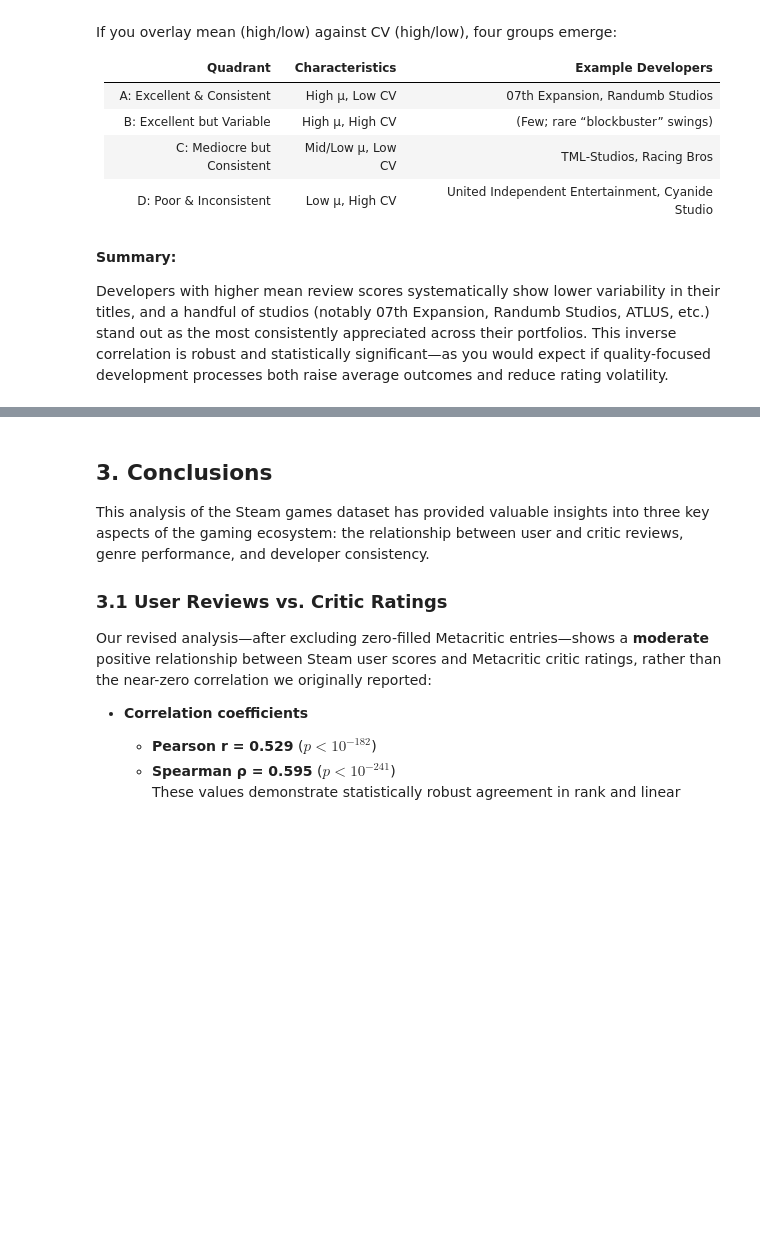
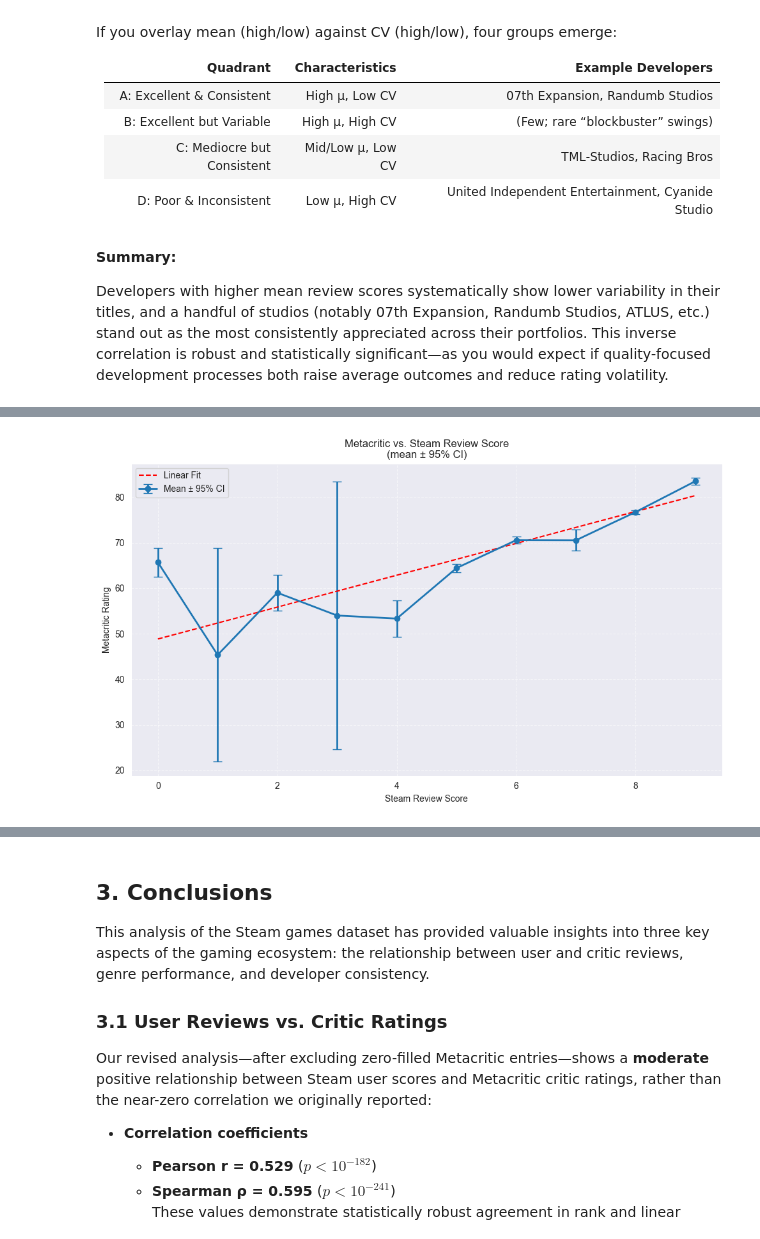
Before and after one commit to Darakuu/FAD_SteamGames_2025, a Jupyter notebook: project.ipynb, the cells around one changed output, grey strips where cells are left out. Saved outputs shown, nothing was run; the diff lists cells and outputs as text; code cells hidden in the pictures; blank space fills up the shorter version.

```diff
--- a/project.ipynb
+++ b/project.ipynb
@@ -1024,0 +1038,97 @@ Developers with higher mean review scores systematically show lower variability
+# %%
+import pandas as pd
+import numpy as np
+import matplotlib.pyplot as plt
+
+from sklearn.model_selection import train_test_split
+from sklearn.linear_model    import LinearRegression
+from sklearn.pipeline        import Pipeline
+from sklearn.preprocessing   import StandardScaler
+from sklearn.metrics         import mean_squared_error, r2_score
+
+# ── 1. Load & clean
+df = pd.read_csv('src/steam_games_cleaned.csv')
+df = df.dropna(subset=['review_score', 'metacritic'])
+df = df[df.metacritic > 0]
+
+print(f"Total games: {len(df)}")
+
+# ── 2. Features & target
+X = df[['review_score']]
+y = df['metacritic']
+
+# ── 3. Split: 60% train, 20% val, 20% test
+X_train, X_temp, y_train, y_temp = train_test_split(
+    X, y, test_size=0.4, random_state=42
+)
+X_val, X_test, y_val, y_test = train_test_split(
+    X_temp, y_temp, test_size=0.5, random_state=42
+)
+
+print(f"Train / Val / Test = {len(X_train)} / {len(X_val)} / {len(X_test)}")
+
+# ── 4. Build pipeline & train
+pipeline = Pipeline([
+    ('scaler', StandardScaler()),
+    ('lr',     LinearRegression())
+])
+pipeline.fit(X_train, y_train)
+
+# ── 5. Evaluate
+def report(name, X_set, y_true):
+    y_pred = pipeline.predict(X_set)
+    mse  = mean_squared_error(y_true, y_pred)
+    r2   = r2_score(y_true, y_pred)
+    print(f"{name:>10s}  MSE = {mse:6.2f}   R² = {r2:.4f}")
+
+report('Training',   X_train, y_train)
+report('Validation', X_val,   y_val)
+report('Test',       X_test,  y_test)
+
+# ── 6. Compute “raw” slope & intercept
+lr        = pipeline.named_steps['lr']
+sc        = pipeline.named_steps['scaler']
+coef_s    = lr.coef_[0]
+mean_s, scale_s = sc.mean_[0], sc.scale_[0]
+
+slope_raw     = coef_s / scale_s
+intercept_raw = lr.intercept_ - slope_raw * mean_s
+
+# ── 7. Mean ± 95% CI plot by Steam review score
+import matplotlib.pyplot as plt
+
+# Compute mean and standard error of the mean for each review_score
+stats = (
+    df
+    .groupby('review_score')['metacritic']
+    .agg(mean='mean', sem='sem')
+    .reset_index()
+)
+
+# 95% CI ≈ mean ± 1.96·SEM
+stats['ci95'] = 1.96 * stats['sem']
+
+plt.figure(figsize=(10, 6))
+plt.errorbar(
+    x=stats['review_score'],
+    y=stats['mean'],
+    yerr=stats['ci95'],
+    fmt='o-',
+    capsize=5,
+    linewidth=2,
+    label='Mean ± 95% CI'
+)
+
+# overlay the regression line in raw‐x space
+x_line = np.linspace(stats['review_score'].min(), stats['review_score'].max(), 200)
+y_line = slope_raw * x_line + intercept_raw
+plt.plot(x_line, y_line, color='red', linestyle='--', label='Linear Fit')
+
+plt.title('Metacritic vs. Steam Review Score\n(mean ± 95% CI)')
+plt.xlabel('Steam Review Score')
+plt.ylabel('Metacritic Rating')
+plt.grid(True, linestyle='--', alpha=0.6)
+plt.legend()
+plt.tight_layout()
+plt.show()
+# %% [output]
@@ -1024,0 +1140 @@ Developers with higher mean review scores systematically show lower variability
+[figure, added]
```
Also changed, not shown: parts of 8 cells of this notebook.
